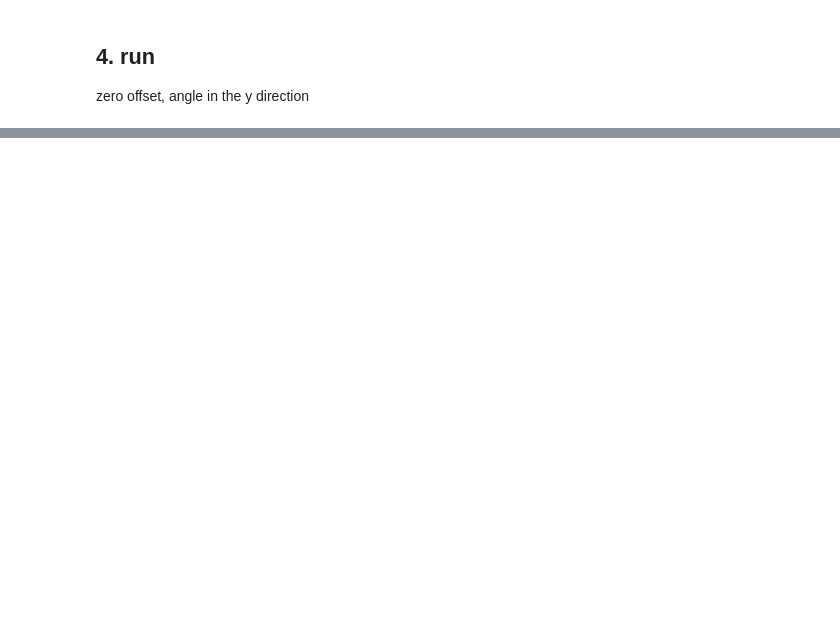
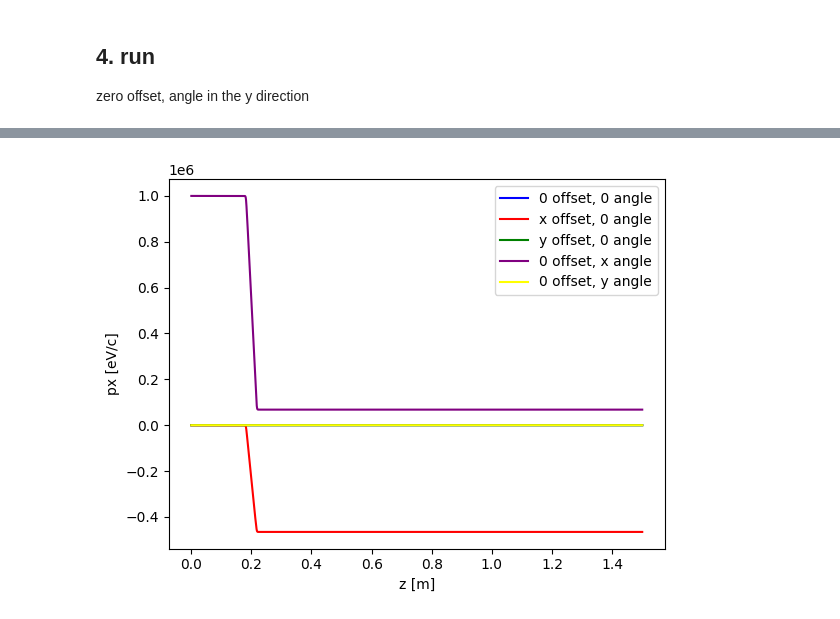
Before and after one commit to mvranovsky/Focusing-And-Deflecting-Devices, a Jupyter notebook: ASTRA/Manual_Example/DataProcessor.ipynb, the cells around one changed output, grey strips where cells are left out. Saved outputs shown, nothing was run; the diff lists cells and outputs as text; code cells hidden in the pictures; blank space fills up the shorter version.

```diff
--- a/ASTRA/Manual_Example/DataProcessor.ipynb
+++ b/ASTRA/Manual_Example/DataProcessor.ipynb
@@ -360,0 +388,4 @@ plotVarAgainstZ("y", data0, data1, data2, data3, data4)
+# %%
+plotVarAgainstZ("px", data0, data1, data2, data3, data4)
+# %% [output]
+[figure, added]
```
Also changed, not shown: parts of 12 cells of this notebook, 9 other files.
